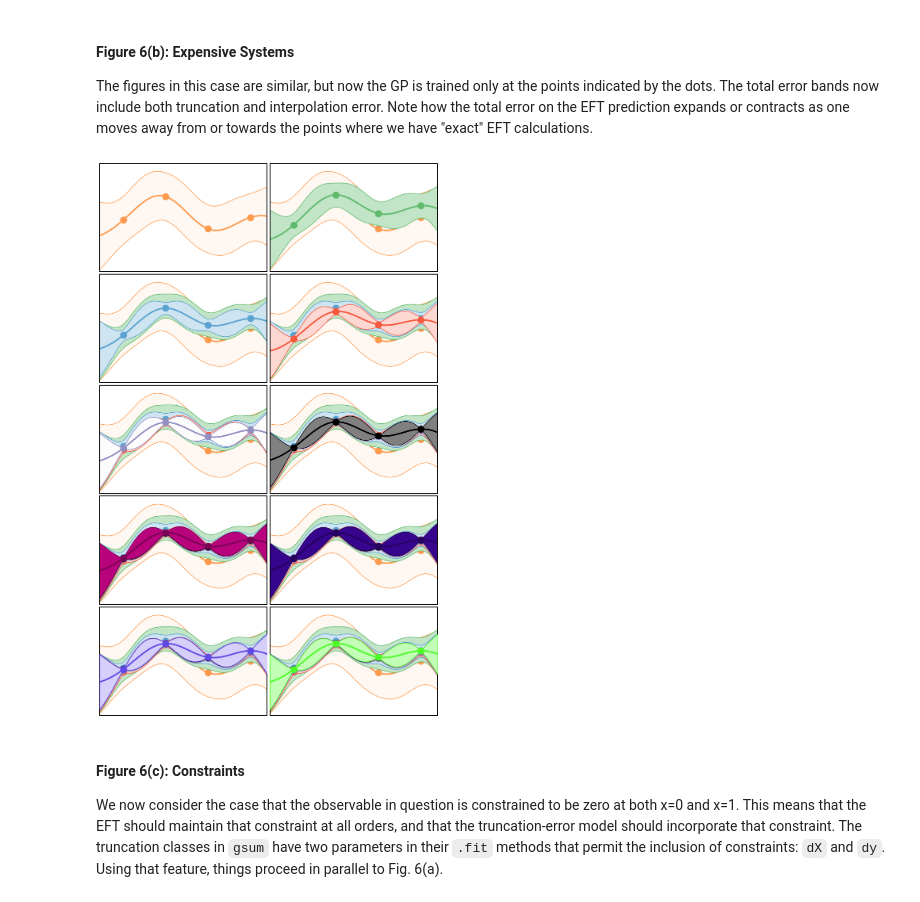
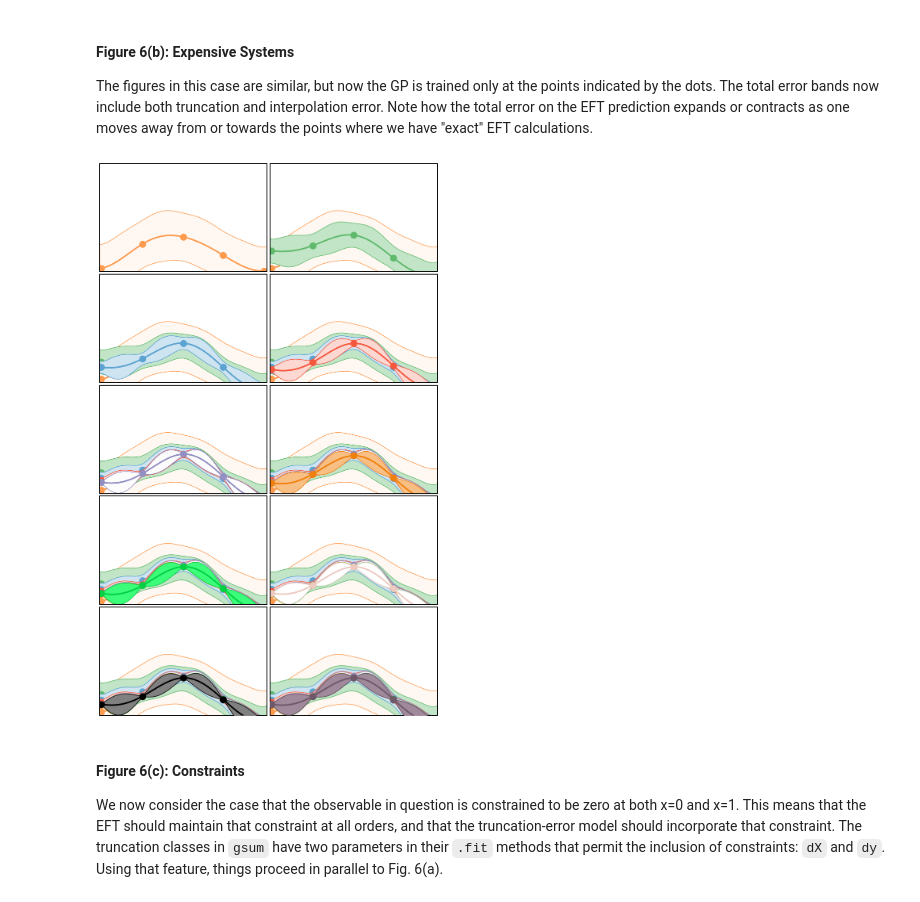
Before and after one commit to buqeye/buqeyebox, a Jupyter notebook: nn_scattering/eft_gp_jupyter/correlated_EFT_toymodel.ipynb, the cells around one changed output. Drawn from its saved outputs; the diff is of its cells as text; code cells hidden in the pictures.

```diff
--- a/nn_scattering/eft_gp_jupyter/correlated_EFT_toymodel.ipynb
+++ b/nn_scattering/eft_gp_jupyter/correlated_EFT_toymodel.ipynb
@@ -140,6 +141,24 @@ def regular_train_test_split(x, dx_train, dx_test, offset_train = 0, offset_test
     train_mask = train_mask & (x >= xmin) & (x <= xmax)
     test_mask = test_mask  & (x >= xmin) & (x <= xmax) & (~ train_mask)
     return train_mask, test_mask
+
+def find_nearest(array, value):
+    """
+    Finds the value in array closest to value and returns that entry.
+    """
+    array = np.asarray(array)
+    idx = (np.abs(array - value)).argmin()
+    return array[idx]
+
+def mask_mapper(array_from, array_to, mask_from):
+    """
+    Finds the value in array closest to value and returns that entry.
+    """
+    mask_array = [( np.argwhere(array_to == find_nearest(array_to, i)) ) for i in array_from[mask_from]]
+    mask = np.zeros(len(array_from))
+    for i in range(len(mask_array)):
+        mask[mask_array[i]] = 1
+    return np.array(mask.astype(int), dtype = bool)
 # %%
 def offset_xlabel(ax):
     """
@@ -930,6 +986,7 @@ y_k = y_{ref} \sum_{n=0}^k c_n Q^n
 Note that within the toy model, one is guaranteed to recover the individual realizations of the GP $c_n$ by inverting this relation *if one has chosen the correct expansion parameter*.
 # %%
 x = np.linspace(0, 1, 100) # grid for x-values
+x_power = 2 # polynomial scaling factor for x-axis
 
 n_orders = 10    # Here we examine the case where we have info on some numer of non-trivial orders
 final_order = 50  # We are going to treat some high order result as the final, converged answer
@@ -946,12 +1003,12 @@ center = 0
 ref = 10
 ratio = 0.5
 nugget = 1e-10
-seed = 3
+seed = None
 JordanHyper = GPHyperparameters(ls = ls, sd = sd, center = center, ref = ref, ratio = ratio, \
                                 nugget = nugget, seed = seed)
 
 # makes the GSUM object
-MyGP = GSUMobj(JordanHyper, OrdersBig, x)
+MyGP = GSUMobj(JordanHyper, OrdersBig, x, x_power = x_power)
 # %%
 # let's throw off some orders and see what happens
 n_orders_spread = 5
@@ -1138,9 +1193,9 @@ The figures in this case are similar, but now the GP is trained only at the poin
 The total error bands now include both truncation and interpolation error.
 Note how the total error on the EFT prediction expands or contracts as one moves away from or towards the points where we have "exact" EFT calculations.
 # %%
-MyGP.PlotPointwiseFit(mask, expensive = True)
+MyGP.PlotPointwiseFit(MyGP.x_train_mask, expensive = True)
 # %% [output]
-[figure, old version]
+[figure, new version]
 # %% [markdown]
 #### Figure 6(c): Constraints
 
```
Also changed, not shown: parts of 42 cells of this notebook.
